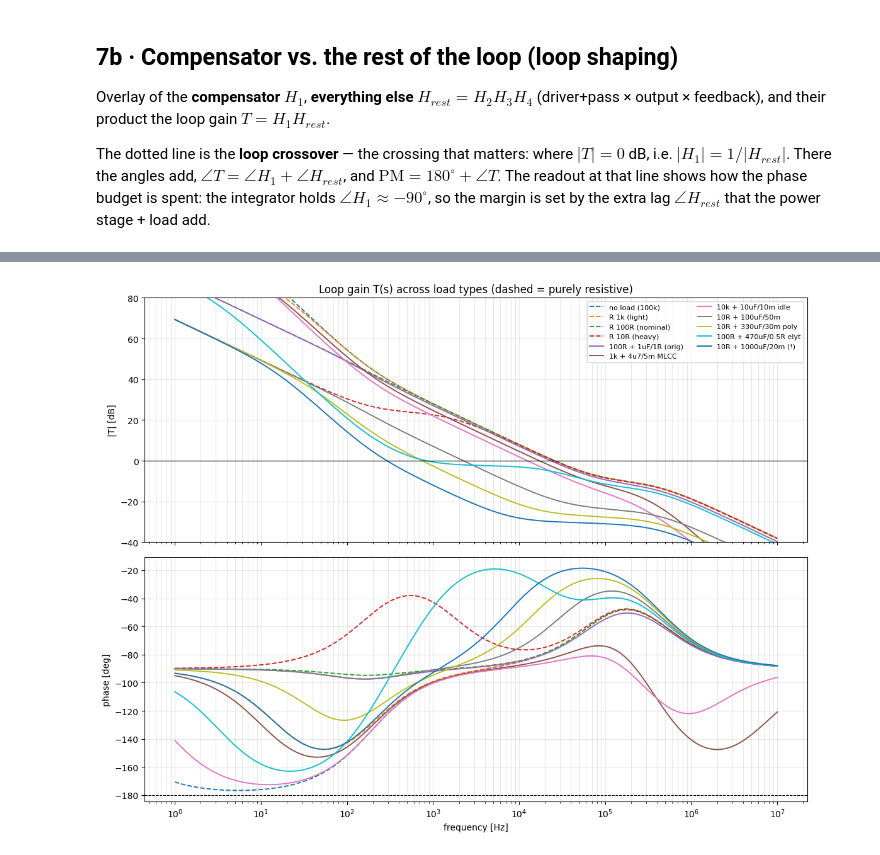
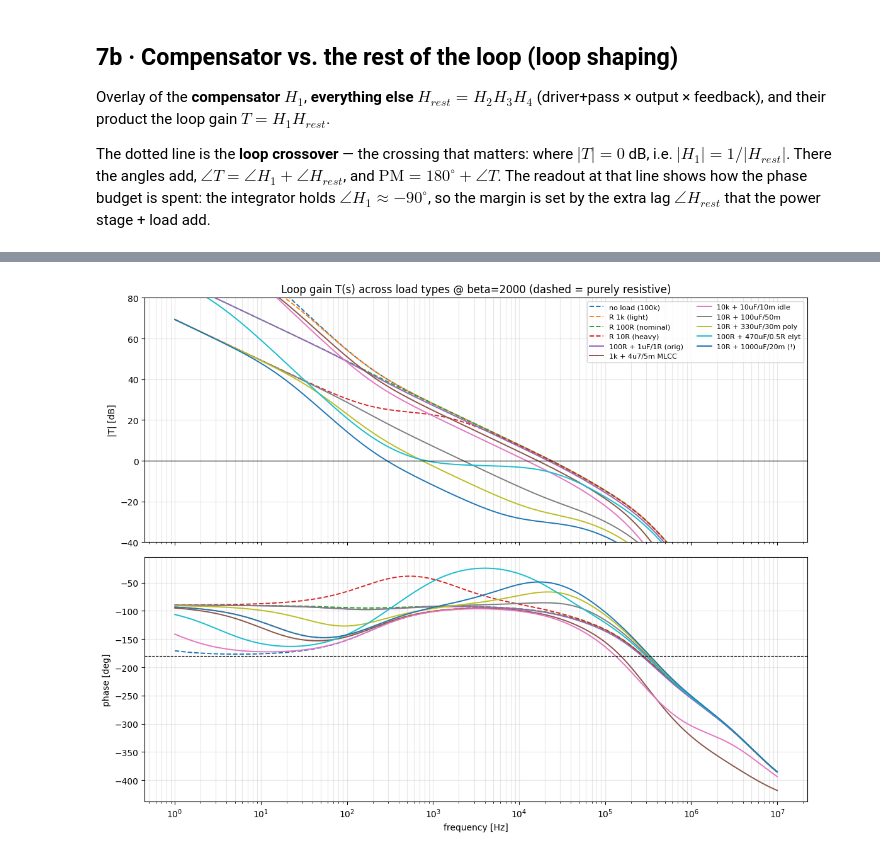
Before and after one commit to janni0609/2-Channel-PreReg-Powersupply, a Jupyter notebook: Calc/Stability/stepbystep/V_loop_transfer_functions.ipynb, the cells around one changed output, grey strips where cells are left out. Cells and saved outputs as stored; diff of their text form; code cells hidden in the pictures.

```diff
--- a/Calc/Stability/stepbystep/V_loop_transfer_functions.ipynb
+++ b/Calc/Stability/stepbystep/V_loop_transfer_functions.ipynb
@@ -178,10 +194,10 @@ def bode_pair(axm, axp, H, label, color=None, unit='dB'):
         a.grid(True, which='both', alpha=0.3); a.legend(loc='best', fontsize=8)
     axp.set_xlabel('frequency [Hz]')
 
-stages = [('Stage 1: compensator  H1 = Zf/R1', H1, 'dB(V/V)', 'C0'),
-          ('Stage 2: driver+pass  H2 = i_c2/V_e', H2, 'dB(A/V)', 'C1'),
+stages = [('Stage 1: compensator  H1 (incl. GBW)', H1, 'dB(V/V)', 'C0'),
+          ('Stage 2: driver+pass  H2 = i_c2/V_e (incl. beta(s))', H2, 'dB(A/V)', 'C1'),
           ('Stage 3: output net   H3 = Z_out', H3, r'dB($\Omega$)', 'C2'),
-          ('Stage 4: feedback     H4', H4*np.ones_like(s), 'dB(V/V)', 'C3')]
+          ('Stage 4: feedback     H4', H4, 'dB(V/V)', 'C3')]
 
 fig, ax = plt.subplots(4, 2, figsize=(13, 14))
 for i,(name,H,unit,col) in enumerate(stages):
@@ -334,5 +359,5 @@ Edit `Vstep` for the step size; the optional pass pole `fp_pass` is omitted here
 # %%
-# ---- closed loop V_out/V_set = Gm*Zout*(1+Zf/R1) / (1+T)  as polynomials in s ----
+# ---- closed loop V_out/V_set = Gm(s)*Zout*(1+Zf/R1) / (1+T)  as polynomials in s ----
 def pmul(a,b): return np.polymul(a,b)
 def padd(a,b): return np.polyadd(a,b)
 def par(n1,d1,n2,d2):                      # parallel of two impedances -> (num,den)
@@ -341,17 +366,18 @@ def par(n1,d1,n2,d2):                      # parallel of two impedances -> (num,
 nb_=[R2*C1,1.0]; db_=[C1,0.0]              # Zf branch: R2 + 1/(sC1)
 if C3>0: nZf,dZf = par(nb_,db_,[1.0],[C3,0.0])
 else:    nZf,dZf = nb_,db_
-nA, dA = nZf, pmul(dZf,[R1])               # A = Zf/R1
+nA, dA = nZf, pmul(dZf,[R1])               # A = Zf/R1   (op-amp GBW ignored: ~MHz)
 
 n_cap=[R5*C2,1.0]; d_cap=[C2,0.0]                       # C2 + ESR R5
 n_ce =[R_esrL*C_load,1.0]; d_ce=[C_load,0.0]            # load cap + ESR
 n_load,d_load = par([R_load],[1.0], n_ce,d_ce)          # Rload || (...)
 n_Zo,d_Zo     = par(n_cap,d_cap, n_load,d_load)         # Zout
 
-nP,dP = pmul([Gm_dc], n_Zo), d_Zo          # forward P = Gm*Zout (fp_pass omitted)
+d_beta = pmul([1.0/(2*np.pi*fbeta1),1.0],[1.0/(2*np.pi*fbeta2),1.0])  # TIP125 beta poles
+nP,dP = pmul([Gm_dc], n_Zo), pmul(d_Zo, d_beta)         # forward P = Gm(s)*Zout
 num_cl = pmul(nP, padd(dA, nA))            # Gm*Zout*(1+Zf/R1)
-den_cl = padd(pmul(dA,dP), pmul([H4], pmul(nA,nP)))     # 1 + T
-dc_gain = np.polyval(num_cl,0.0)/np.polyval(den_cl,0.0) # = 1/H4
+den_cl = padd(pmul(dA,dP), pmul([H4dc], pmul(nA,nP)))   # 1 + T
+dc_gain = np.polyval(num_cl,0.0)/np.polyval(den_cl,0.0) # = 1/H4dc
 
 # ---- robust step: frequency-scale s=w0*x so coeffs are O(1) ----
 Vstep = 1.0                                # V_set step amplitude [V]  (edit me)
@@ -390,7 +416,7 @@ ax.plot(tp*1e3, peak, 'C3o')
 ax.annotate('overshoot %.0f%%' % overshoot, (tp*1e3, peak),
             textcoords='offset points', xytext=(8,-2), color='C3', fontsize=9)
 ax.set_xlabel('time [ms]'); ax.set_ylabel('V_out [V]')
-ax.set_title('Closed-loop step  V_set -> V_out   (%.0f%% overshoot, PM-limited ringing)' % overshoot)
+ax.set_title('Closed-loop step  V_set -> V_out   (overshoot = reference-path zero, see text)')
 ax.grid(alpha=0.3); ax.legend(loc='lower right')
 fig.tight_layout(); plt.show()
 # %% [output]
@@ -445,7 +478,5 @@ below $f_z$ the loop is back to a double-slope (−90° integrator on top of the
 # %%
-# ---- load sweep: loop margins for many load types (uses R1,R2,C1,C3,... from above) ----
-f_sens = 50e3        # pessimistic unmodeled pole for the robustness column [Hz]
-
+# ---- corner sweep: loads x beta corners x C2-ESR (uses R1,R2,C1,C3,GBW,... from above) ----
 load_cases = {      # name: (R_load, C_load, R_esrL)
     'no load (100k)'         : (1e5,   0.0,     0.0),
     'R 1k (light)'           : (1e3,   0.0,     0.0),
@@ -459,19 +490,23 @@ load_cases = {      # name: (R_load, C_load, R_esrL)
     '100R + 470uF/0.5R elyt' : (100.0, 470e-6,  0.5),
     '10R + 1000uF/20m (!)'   : (10.0,  1000e-6, 0.02),
 }
+beta_corners = [  # (label, beta0, fb1, fb2)
+    ('b=500',   500.0, 60e3, 300e3), ('b=1000', 1000.0, 60e3, 300e3),
+    ('b=2000', 2000.0, 60e3, 300e3), ('b=4000', 4000.0, 60e3, 300e3),
+    ('b=1k LB',1000.0, 20e3, 100e3), ('b=2k LB',2000.0, 20e3, 100e3)]   # LB = low-bias derated
+R5_corners = (0.2, 0.05)
 
-def T_of_load(Rl, Cl, El, fp=None):
+def T_corner(Rl, Cl, El, b0, fb1c, fb2c, R5c):
     Y = 1.0/Rl
-    if Cl > 0:
-        Y = Y + 1.0/(El + 1.0/(s*Cl))
-    Zo   = 1.0/(1.0/(R5 + 1.0/(s*C2)) + Y)
-    H2l  = Gm_dc/(1.0 + s/(2*np.pi*fp)) if fp else Gm_dc*np.ones_like(s)
-    return H1 * H2l * Zo * H4          # H1, Gm_dc, H4 from the stage cells
+    if Cl > 0: Y = Y + 1.0/(El + 1.0/(s*Cl))
+    Zo = 1.0/(1.0/(R5c + 1.0/(s*C2)) + Y)
+    bs = b0/((1 + s/(2*np.pi*fb1c))*(1 + s/(2*np.pi*fb2c)))
+    return H1 * (gm1*diode*bs) * Zo * H4          # H1/H4 already include GBW
 
 def margins(T):
     m = 20*np.log10(np.abs(T)); p = np.unwrap(np.angle(T))*180/np.pi
     idx = np.where(np.diff(np.sign(m)) != 0)[0]
-    if len(idx) == 0: return np.nan, np.nan, np.inf, np.max(np.abs(1/(1+T)))
+    if len(idx) == 0: return np.nan, np.nan, np.inf, np.max(np.abs(1/(1+T))), 0
     pms, fcs = [], []
     for k in idx:
         lf = np.interp(0.0, [m[k+1], m[k]], [np.log10(f[k+1]), np.log10(f[k])])
@@ -481,19 +516,39 @@ def margins(T):
         lf = np.interp(-180.0, [p[k], p[k+1]], [np.log10(f[k]), np.log10(f[k+1])])
         gm = min(gm, -np.interp(lf, np.log10(f), m))
     j = int(np.argmin(pms))
-    return fcs[j], min(pms), gm, np.max(np.abs(1.0/(1.0+T)))
+    return fcs[j], min(pms), gm, np.max(np.abs(1.0/(1.0+T))), len(idx)
 
-print('load case                  fc [Hz]   PM [deg]  GM [dB]   Spk  |  with %d kHz pole: PM, Spk' % (f_sens/1e3))
-print('-'*95)
+# --- table: per load at beta typ, plus worst over ALL corners ---------------
+print('per-load @ beta=2000, fb=60k/300k, R5=0.2   |   worst over all beta/ESR corners')
+print('%-25s %8s %8s %7s %5s  |  %8s %5s' % ('load case','fc [Hz]','PM [deg]','GM [dB]','Spk','worstPM','Spk'))
+print('-'*88)
+for name, (Rl, Cl, El) in load_cases.items():
+    fc, pm, gm, spk, _ = margins(T_corner(Rl, Cl, El, 2000.0, 60e3, 300e3, 0.2))
+    wpm, wspk = np.inf, 0.0
+    for lbl, b0, f1c, f2c in beta_corners:
+        for R5c in R5_corners:
+            _, pmx, gmx, spkx, ncx = margins(T_corner(Rl, Cl, El, b0, f1c, f2c, R5c))
+            wpm = min(wpm, pmx); wspk = max(wspk, spkx)
+    gmtxt = ('%6.1f' % gm) if np.isfinite(gm) else '   inf'
+    print('%-25s %8.0f %8.1f %s %5.2f  |  %8.1f %5.2f%s'
+          % (name, fc, pm, gmtxt, spk, wpm, wspk, '   <-- watch' if wpm < 35 or wspk > 2.0 else ''))
+
+# --- worst case per beta corner (all loads, both ESR) ------------------------
+print('\nworst case per beta corner (over all loads x ESR):')
+for lbl, b0, f1c, f2c in beta_corners:
+    wpm, wgm, wspk, fmin, fmax = np.inf, np.inf, 0.0, np.inf, 0.0
+    for name, (Rl, Cl, El) in load_cases.items():
+        for R5c in R5_corners:
+            fc, pm, gm, spk, nc = margins(T_corner(Rl, Cl, El, b0, f1c, f2c, R5c))
+            wpm = min(wpm, pm); wgm = min(wgm, gm); wspk = max(wspk, spk)
+            fmin = min(fmin, fc); fmax = max(fmax, fc)
+    print('  %-8s fc %5.0f..%6.0f Hz   worstPM = %5.1f deg   minGM = %4.1f dB   maxSpk = %4.2f'
+          % (lbl, fmin, fmax, wpm, wgm, wspk))
+
+# --- Bode overlay at beta typ -------------------------------------------------
 fig, (axm, axp) = plt.subplots(2, 1, figsize=(11.5, 9), sharex=True)
 for name, (Rl, Cl, El) in load_cases.items():
-    T_l = T_of_load(Rl, Cl, El)
-    fc, pm, gm, spk = margins(T_l)
-    _, pm2, _, spk2 = margins(T_of_load(Rl, Cl, El, fp=f_sens))
-    gmtxt = ('%5.1f' % gm) if np.isfinite(gm) else '  inf'
-    warn = '  <-- watch' if min(pm, pm2) < 45 or max(spk, spk2) > 1.6 else ''
-    print('%-25s %8.0f   %7.1f   %s   %4.2f  |  %6.1f, %4.2f%s'
-          % (name, fc, pm, gmtxt, spk, pm2, spk2, warn))
+    T_l = T_corner(Rl, Cl, El, 2000.0, 60e3, 300e3, 0.2)
     ls = '-' if Cl > 0 else '--'
     axm.semilogx(f, 20*np.log10(np.abs(T_l)), ls, lw=1.4, label=name)
     axp.semilogx(f, np.unwrap(np.angle(T_l))*180/np.pi, ls, lw=1.4, label=name)
@@ -501,6 +556,7 @@ axm.axhline(0, color='k', lw=0.8); axm.set_ylabel('|T| [dB]'); axm.set_ylim(-40,
 axp.axhline(-180, color='k', lw=0.8, ls='--'); axp.set_ylabel('phase [deg]')
 axp.set_xlabel('frequency [Hz]')
 for a in (axm, axp): a.grid(True, which='both', alpha=0.3)
-axm.legend(fontsize=8, ncol=2); axm.set_title('Loop gain T(s) across load types (dashed = purely resistive)')
+axm.legend(fontsize=8, ncol=2)
+axm.set_title('Loop gain T(s) across load types @ beta=2000 (dashed = purely resistive)')
 fig.tight_layout(); plt.show()
 # %% [output]
@@ -520 +580 @@ R 10R (heavy)                25436     107.2     inf   1.00  |    81.6, 1.07
-[figure, old version]
+[figure, new version]
```
Also changed, not shown: parts of 19 cells of this notebook, 31 other files.
